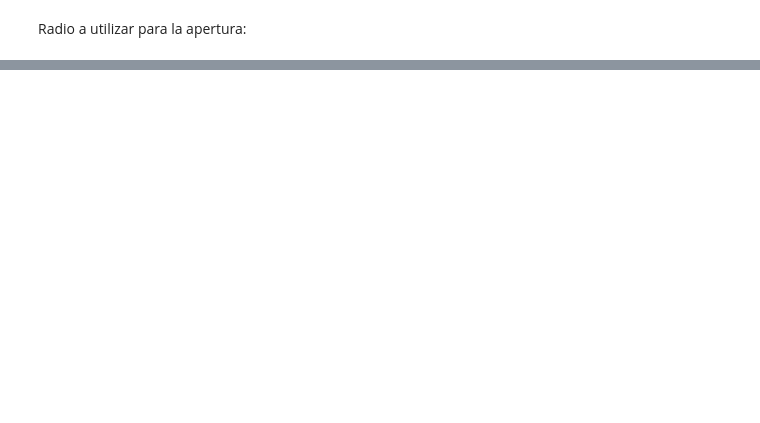
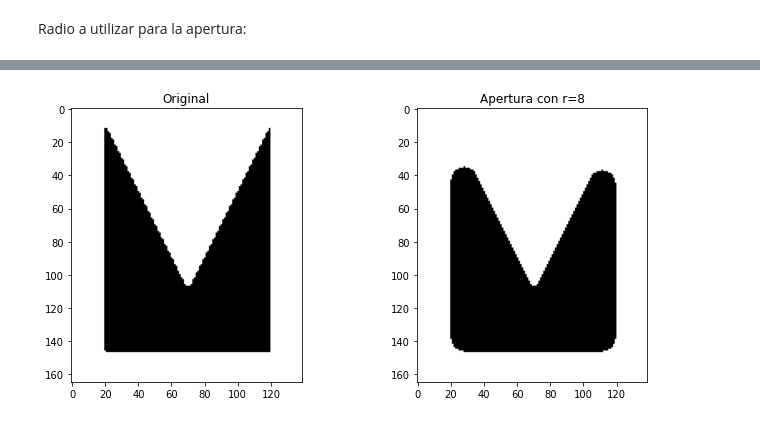
Before and after one commit to LuFernandez/imagaynes, a Jupyter notebook: Morfologia/Morfologia.ipynb, the cells around one changed output, grey strips where cells are left out. Cells and saved outputs as stored; diff of their text form; code cells hidden in the pictures; blank space fills up the shorter version.

```diff
--- a/Morfologia/Morfologia.ipynb
+++ b/Morfologia/Morfologia.ipynb
@@ -102,0 +105,19 @@ plt.imshow(opened.astype(int))
+# %%
+radio = 8
+kernel = CircularKernel(radio)
+# %%
+#Armo el elemento estructural
+opened = ApplyOpening(kernel, img3_inv)
+opened_inv = 255 - opened
+fig, (ax1, ax2) = plt.subplots(1, 2, sharex=True, sharey=False, figsize =(8,8))
+plt.subplots_adjust(top = 1, bottom = 0, right = 1, left = 0, hspace = 0.5, wspace = 0.5)
+
+ax1.set_title("Original")
+ax1.imshow(img3)
+
+ax2.set_title("Apertura con r="+str(radio))
+ax2.imshow(opened_inv.astype(int))
+
+plt.show()
+# %% [output]
+[figure, added]
```
Also changed, not shown: parts of 17 cells of this notebook.
